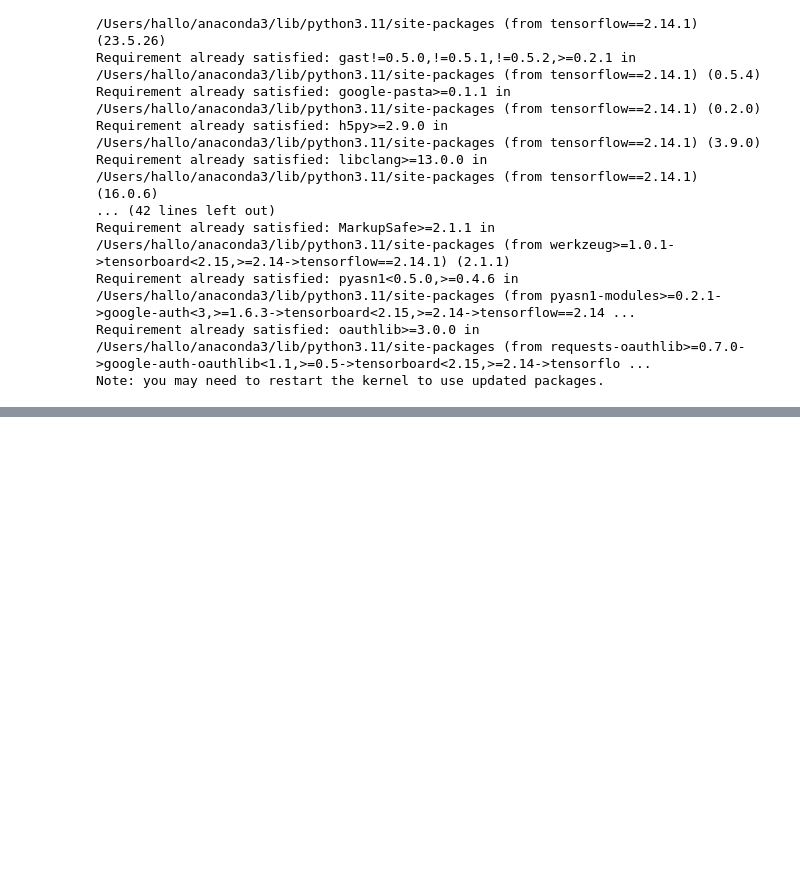
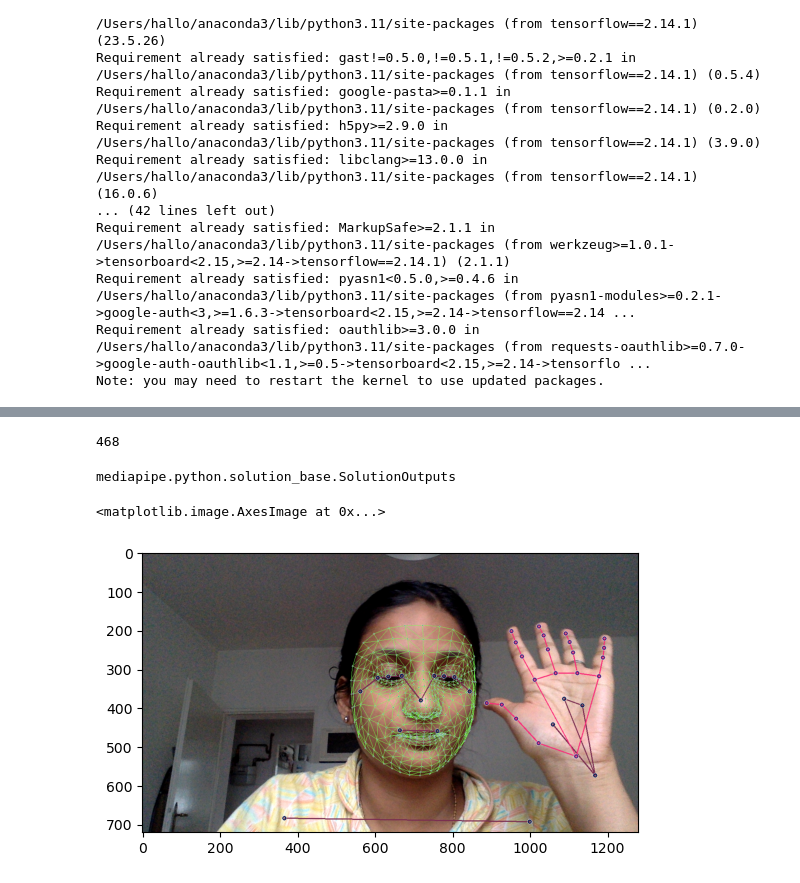
Before and after one commit to Varshraghu98/sign-language-speech-conversion, a Jupyter notebook: SignLanguageDetection.ipynb, the cells around one changed output, grey strips where cells are left out. Saved outputs shown, nothing was run; the diff lists cells and outputs as text; code cells hidden in the pictures; blank space fills up the shorter version.

Commit message:
code - collecting key point using mp holistics

```diff
--- a/SignLanguageDetection.ipynb
+++ b/SignLanguageDetection.ipynb
@@ -41,0 +50,22 @@ def mediapipe_detection(image, model):
+# %%
+def draw_styled_landmarks(image, results):
+    # Draw face connections
+    mp_drawing.draw_landmarks(image, results.face_landmarks, mp_holistic.FACEMESH_TESSELATION,
+                             mp_drawing.DrawingSpec(color=(80,110,10), thickness=1, circle_radius=1),
+                             mp_drawing.DrawingSpec(color=(80,256,121), thickness=1, circle_radius=1)
+                             )
+    # Draw pose connections
+    mp_drawing.draw_landmarks(image, results.pose_landmarks, mp_holistic.POSE_CONNECTIONS,
+                             mp_drawing.DrawingSpec(color=(80,22,10), thickness=2, circle_radius=4),
+                             mp_drawing.DrawingSpec(color=(80,44,121), thickness=2, circle_radius=2)
+                             )
+    # Draw left hand connections
+    mp_drawing.draw_landmarks(image, results.left_hand_landmarks, mp_holistic.HAND_CONNECTIONS,
+                             mp_drawing.DrawingSpec(color=(121,22,76), thickness=2, circle_radius=4),
+                             mp_drawing.DrawingSpec(color=(121,44,250), thickness=2, circle_radius=2)
+                             )
+    # Draw right hand connections
+    mp_drawing.draw_landmarks(image, results.right_hand_landmarks, mp_holistic.HAND_CONNECTIONS,
+                             mp_drawing.DrawingSpec(color=(245,117,66), thickness=2, circle_radius=4),
+                             mp_drawing.DrawingSpec(color=(245,66,230), thickness=2, circle_radius=2)
+                             )
@@ -42,23 +92,30 @@ def mediapipe_detection(image, model):
 # %%
-#testing openCV video capture
 cap = cv2.VideoCapture(0)
-# Set mediapipe model
+#set mediapipe model
 with mp_holistic.Holistic(min_detection_confidence=0.5, min_tracking_confidence=0.5) as holistic:
     while cap.isOpened():
 
         # Read feed
         ret, frame = cap.read()
+        cv2.imshow('OpenCV Feed', frame)
 
-        # Make detections
+        #make detections
         image, results = mediapipe_detection(frame, holistic)
         print(results)
 
-        # Show to screen
+        #draw landmarks
+        draw_styled_landmarks(image, results)
+        #show screen
         cv2.imshow('OpenCV Feed', image)
 
         # Break gracefully
-        if cv2.waitKey(10) & 0xFF == ord('q'):
+        key = cv2.waitKey(10)
+        if  key == 27:
+            cv2.destroyAllWindows()
             break
+
+    #cap.release()
+    cv2.destroyAllWindows()
+    cv2.waitKey(1)
     cap.release()
-    cv2.destroyAllWindows()
 # %% [output]
@@ -82,0 +140,8 @@ Error:
+# %%
+len(results.face_landmarks.landmark)
+# %% [output]
+468
+# %%
+results
+# %% [output]
+mediapipe.python.solution_base.SolutionOutputs
@@ -82,0 +150,5 @@ Error:
+# %%
+plt.imshow(cv2.cvtColor(image,cv2.COLOR_BGR2RGB))
+# %% [output]
+<matplotlib.image.AxesImage at 0x...>
+[figure, added]
```
Also changed, not shown: parts of 6 cells of this notebook.
